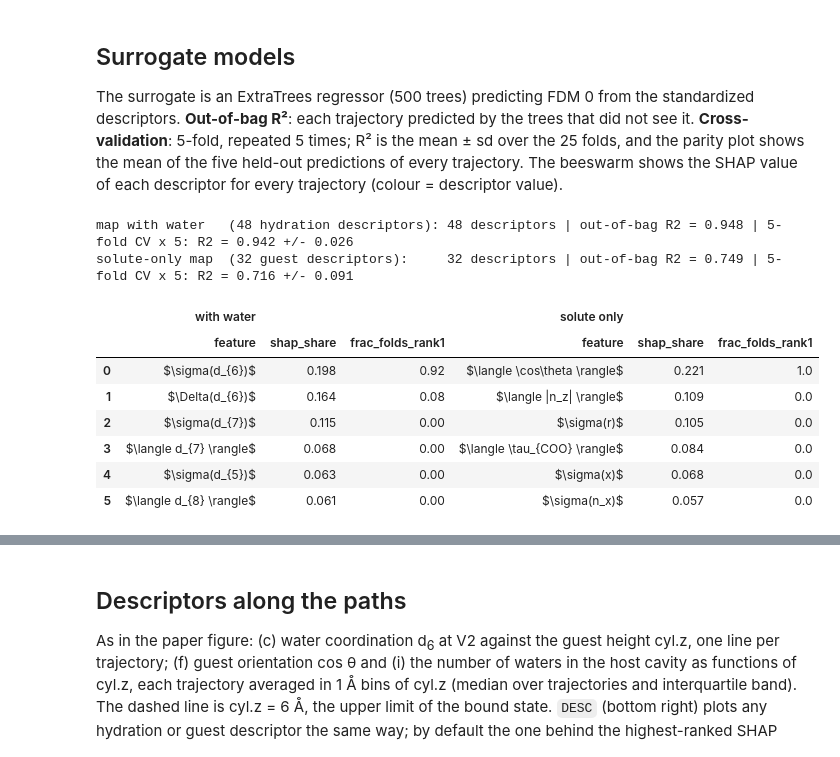
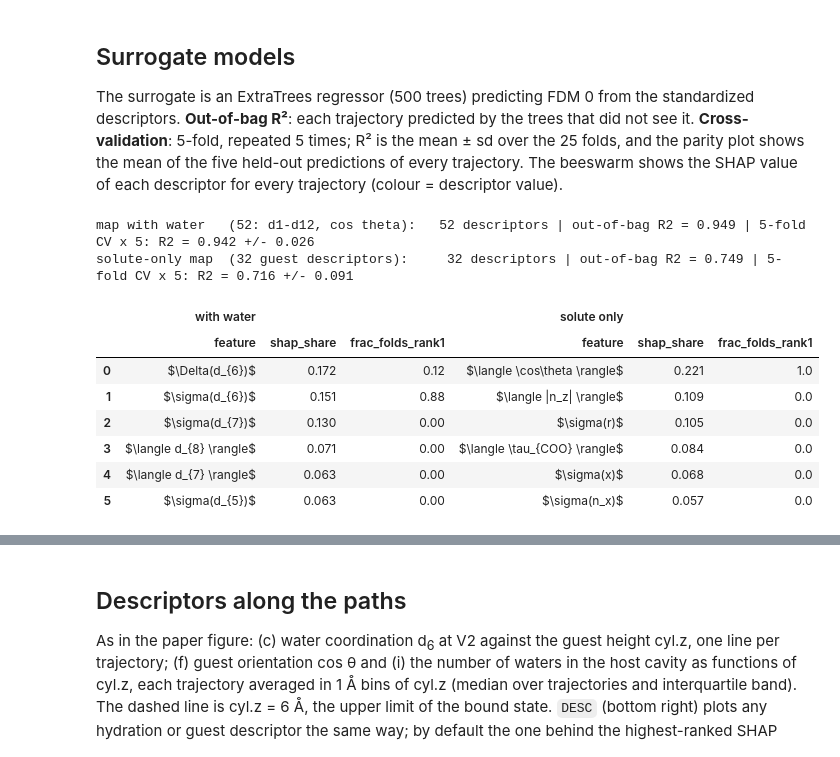
Before and after one commit to Shaheerah3007/PathFDM, a Jupyter notebook: systems/oame_g2/oame_g2.ipynb, the cells around one changed output, grey strips where cells are left out. Saved outputs shown, nothing was run; the diff lists cells and outputs as text; code cells hidden in the pictures.

```diff
--- a/systems/oame_g2/oame_g2.ipynb
+++ b/systems/oame_g2/oame_g2.ipynb
@@ -70,24 +70,24 @@ descriptors. **Out-of-bag R²**: each trajectory predicted by the trees that did
 held-out predictions of every trajectory. The beeswarm shows the SHAP value of each descriptor for every
 trajectory (colour = descriptor value).
 # %%
-X_w, n_w = feature_matrix(D.hydration_descriptors(ts), D.HYDRATION_NAMES)
+X_w, n_w = feature_matrix(D.water_map_descriptors(ts), D.WATER_MAP_NAMES)
 res_w = fit_surrogate(X_w, Z_w[:, 0], n_w)
 X_g, n_g = feature_matrix(D.guest_descriptors(ts), D.GUEST_NAMES)
 res_s = fit_surrogate(X_g, Z_sol[:, 0], n_g)
-print("map with water   (48 hydration descriptors):", res_w.summary())
+print("map with water   (52: d1-d12, cos theta):  ", res_w.summary())
 print("solute-only map  (32 guest descriptors):    ", res_s.summary())
 pd.concat({"with water": res_w.table(6), "solute only": res_s.table(6)}, axis=1).round(3)
 # %% [output]
-map with water   (48 hydration descriptors): 48 descriptors | out-of-bag R2 = 0.948 | 5-fold CV x 5: R2 = 0.942 +/- 0.026
+map with water   (52: d1-d12, cos theta):   52 descriptors | out-of-bag R2 = 0.949 | 5-fold CV x 5: R2 = 0.942 +/- 0.026
 solute-only map  (32 guest descriptors):     32 descriptors | out-of-bag R2 = 0.749 | 5-fold CV x 5: R2 = 0.716 +/- 0.091
 |  | with water |  |  | solute only |  |  |
 |  | feature | shap_share | frac_folds_rank1 | feature | shap_share | frac_folds_rank1 |
-| 0 | $\sigma(d_{6})$ | 0.198 | 0.92 | $\langle \cos\theta \rangle$ | 0.221 | 1.0 |
-| 1 | $\Delta(d_{6})$ | 0.164 | 0.08 | $\langle |n_z| \rangle$ | 0.109 | 0.0 |
-| 2 | $\sigma(d_{7})$ | 0.115 | 0.00 | $\sigma(r)$ | 0.105 | 0.0 |
-| 3 | $\langle d_{7} \rangle$ | 0.068 | 0.00 | $\langle \tau_{COO} \rangle$ | 0.084 | 0.0 |
-| 4 | $\sigma(d_{5})$ | 0.063 | 0.00 | $\sigma(x)$ | 0.068 | 0.0 |
-| 5 | $\langle d_{8} \rangle$ | 0.061 | 0.00 | $\sigma(n_x)$ | 0.057 | 0.0 |
+| 0 | $\Delta(d_{6})$ | 0.172 | 0.12 | $\langle \cos\theta \rangle$ | 0.221 | 1.0 |
+| 1 | $\sigma(d_{6})$ | 0.151 | 0.88 | $\langle |n_z| \rangle$ | 0.109 | 0.0 |
+| 2 | $\sigma(d_{7})$ | 0.130 | 0.00 | $\sigma(r)$ | 0.105 | 0.0 |
+| 3 | $\langle d_{8} \rangle$ | 0.071 | 0.00 | $\langle \tau_{COO} \rangle$ | 0.084 | 0.0 |
+| 4 | $\langle d_{7} \rangle$ | 0.063 | 0.00 | $\sigma(x)$ | 0.068 | 0.0 |
+| 5 | $\sigma(d_{5})$ | 0.063 | 0.00 | $\sigma(n_x)$ | 0.057 | 0.0 |
 # %%
 fig, axs = plt.subplots(2, 2, figsize=(6, 4.8))
 plot_parity(res_s, labels, D.LABEL_CONFIG, axs=axs[0], title="solute only")
```
Also changed, not shown: parts of 3 cells of this notebook, 2 other files.
